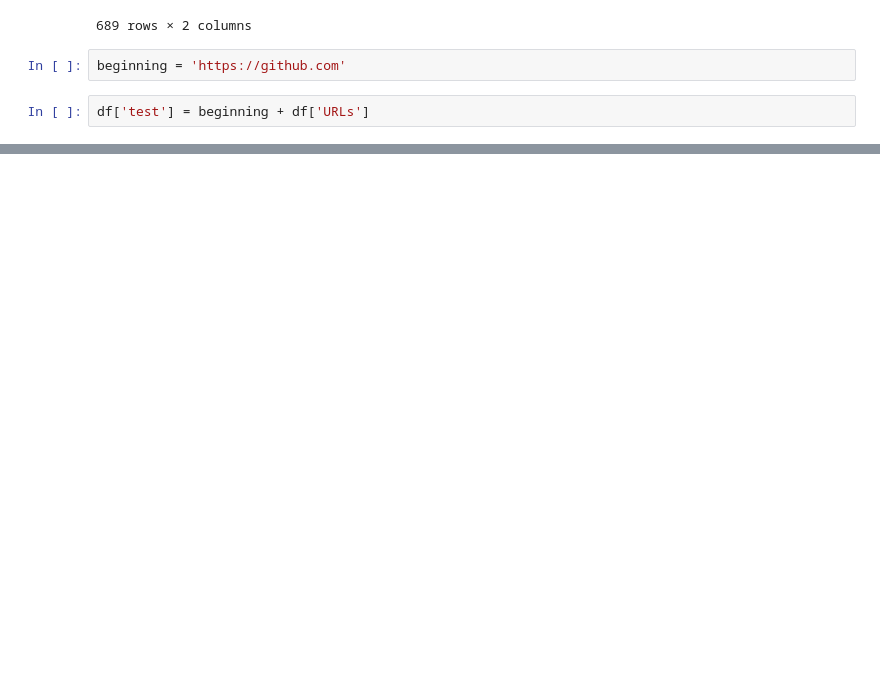
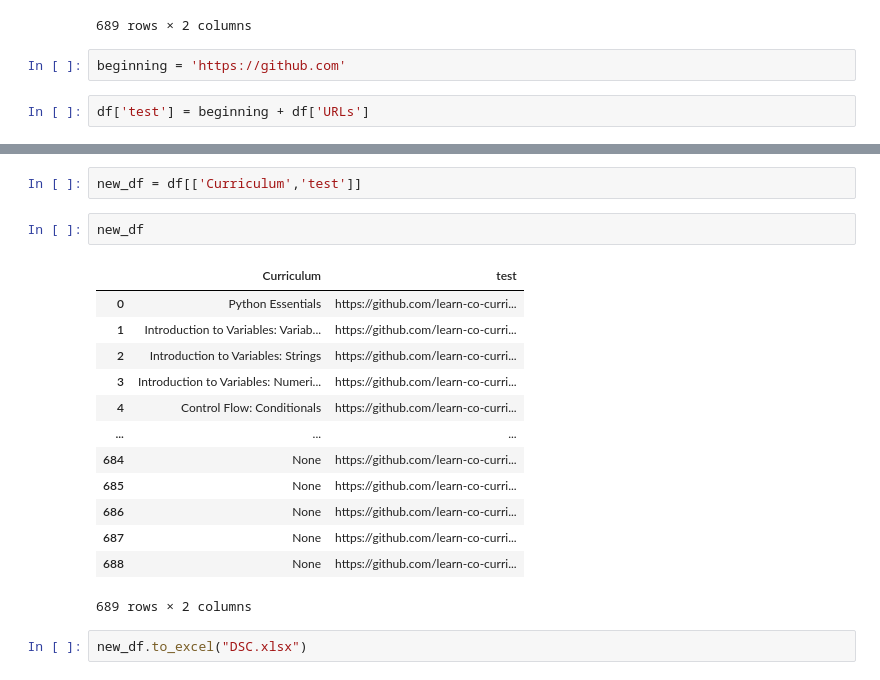
Before and after one commit to drummondjason/scraping_tests, a Jupyter notebook: GitHub-scraping.ipynb, the cells around one changed output, grey strips where cells are left out. Saved outputs shown, nothing was run; the diff lists cells and outputs as text; blank space fills up the shorter version.

Commit message:
excel tests

```diff
--- a/GitHub-scraping.ipynb
+++ b/GitHub-scraping.ipynb
@@ -222,3 +222,23 @@ df
 | 687 | None | /learn-co-curriculum/dsc-measures... | https://github.com/learn-co-curri... |
 | 688 | None | /learn-co-curriculum/dsc-website-... | https://github.com/learn-co-curri... |
 689 rows × 3 columns
+# %%
+new_df = df[['Curriculum','test']]
+# %%
+new_df
+# %% [output]
+|  | Curriculum | test |
+| 0 | Python Essentials | https://github.com/learn-co-curri... |
+| 1 | Introduction to Variables: Variab... | https://github.com/learn-co-curri... |
+| 2 | Introduction to Variables: Strings | https://github.com/learn-co-curri... |
+| 3 | Introduction to Variables: Numeri... | https://github.com/learn-co-curri... |
+| 4 | Control Flow: Conditionals | https://github.com/learn-co-curri... |
+| ... | ... | ... |
+| 684 | None | https://github.com/learn-co-curri... |
+| 685 | None | https://github.com/learn-co-curri... |
+| 686 | None | https://github.com/learn-co-curri... |
+| 687 | None | https://github.com/learn-co-curri... |
+| 688 | None | https://github.com/learn-co-curri... |
+689 rows × 2 columns
+# %%
+new_df.to_excel("DSC.xlsx")
```
Also changed, not shown: parts of 3 cells of this notebook, 1 other file.
